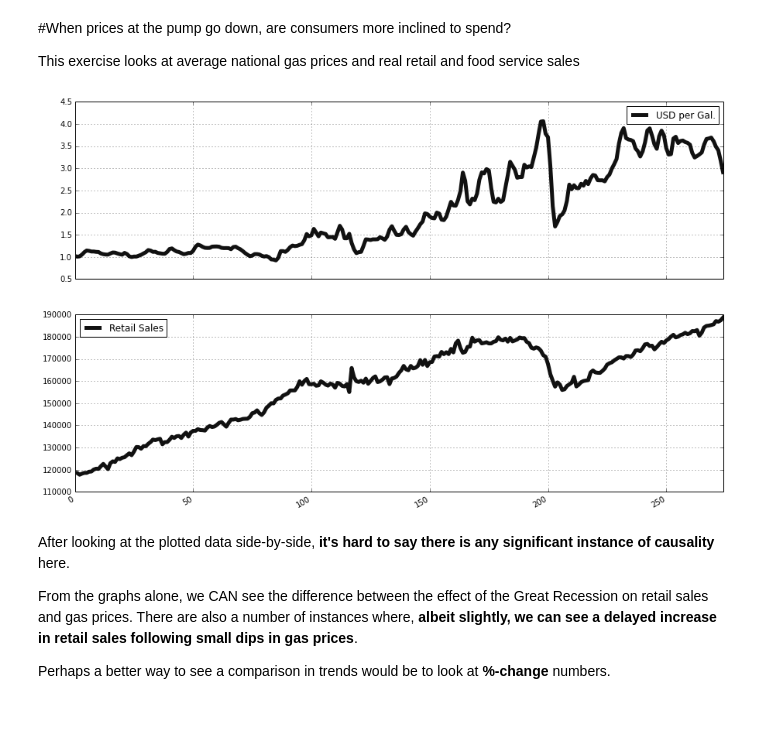
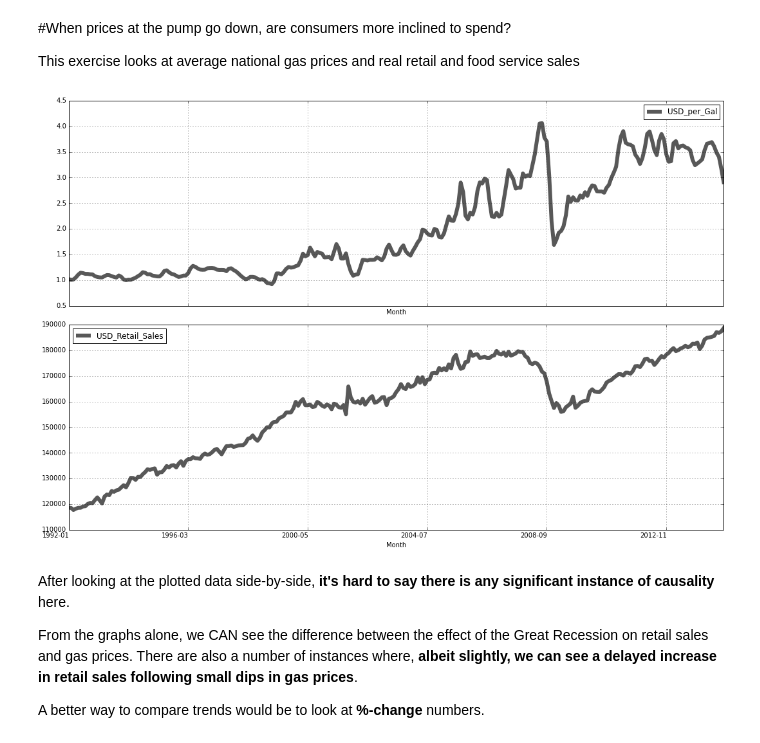
Before and after one commit to c-trl/us-gas-prices-vs-retail-sales, a Jupyter notebook: Gas Prices vs. Retail Sales.ipynb, the cells around one changed output. Cells and saved outputs as stored; diff of their text form; code cells hidden in the pictures; blank space fills up the shorter version.

```diff
--- a/Gas Prices vs. Retail Sales.ipynb
+++ b/Gas Prices vs. Retail Sales.ipynb
@@ -11,5 +12,5 @@ import matplotlib.pyplot as plt
 # %%
-gas = pd.read_csv('usgas.csv')
+gas = pd.read_csv('https://raw.githubusercontent.com/c-trl/us-gas-prices-vs-retail-sales/master/usgas.csv')
 retail = pd.read_csv('https://raw.githubusercontent.com/c-trl/us-gas-prices-vs-retail-sales/master/retailsales.csv')
 
 #date range to use: 1992-01 - 2014-11
@@ -22,13 +23,20 @@ gas = gas.drop('index',1)
 
 #merging gas data and retail sales data
 df = merge(gas,retail,on='Month',how='inner')
-# %%
-df.plot(subplots=True, figsize=(15, 10), xlim=(0,274), color='#111111', linewidth=5);
-# %% [output]
-[figure, removed]
+# %%
+#cleaning up column titles
+df = df.rename(columns={'USD per Gal.': 'USD_per_Gal', 'Retail Sales': 'USD_Retail_Sales'})
+# %%
+ax = df.plot(subplots=True, figsize=(15, 10), linewidth=6, xlim=(0,274), style=['#111111','#111111'], alpha=0.7, sharex=True, x='Month')
+
+plt.legend(loc='best')
+plt.tight_layout()
+plt.show()
+# %% [output]
+[figure, added]
 # %% [markdown]
 After looking at the plotted data side-by-side, <b>it's hard to say there is any significant instance of causality</b> here.
 
 From the graphs alone, we CAN see the difference between the effect of the Great Recession on retail sales and gas prices.  There are also a number of instances where, <b>albeit slightly, we can see a delayed increase in retail sales following small dips in gas prices</b>.
 
-Perhaps a better way to see a comparison in trends would be to look at <b>%-change</b> numbers.
+A better way to compare trends would be to look at <b>%-change</b> numbers.
```
Also changed, not shown: parts of 3 cells of this notebook.
